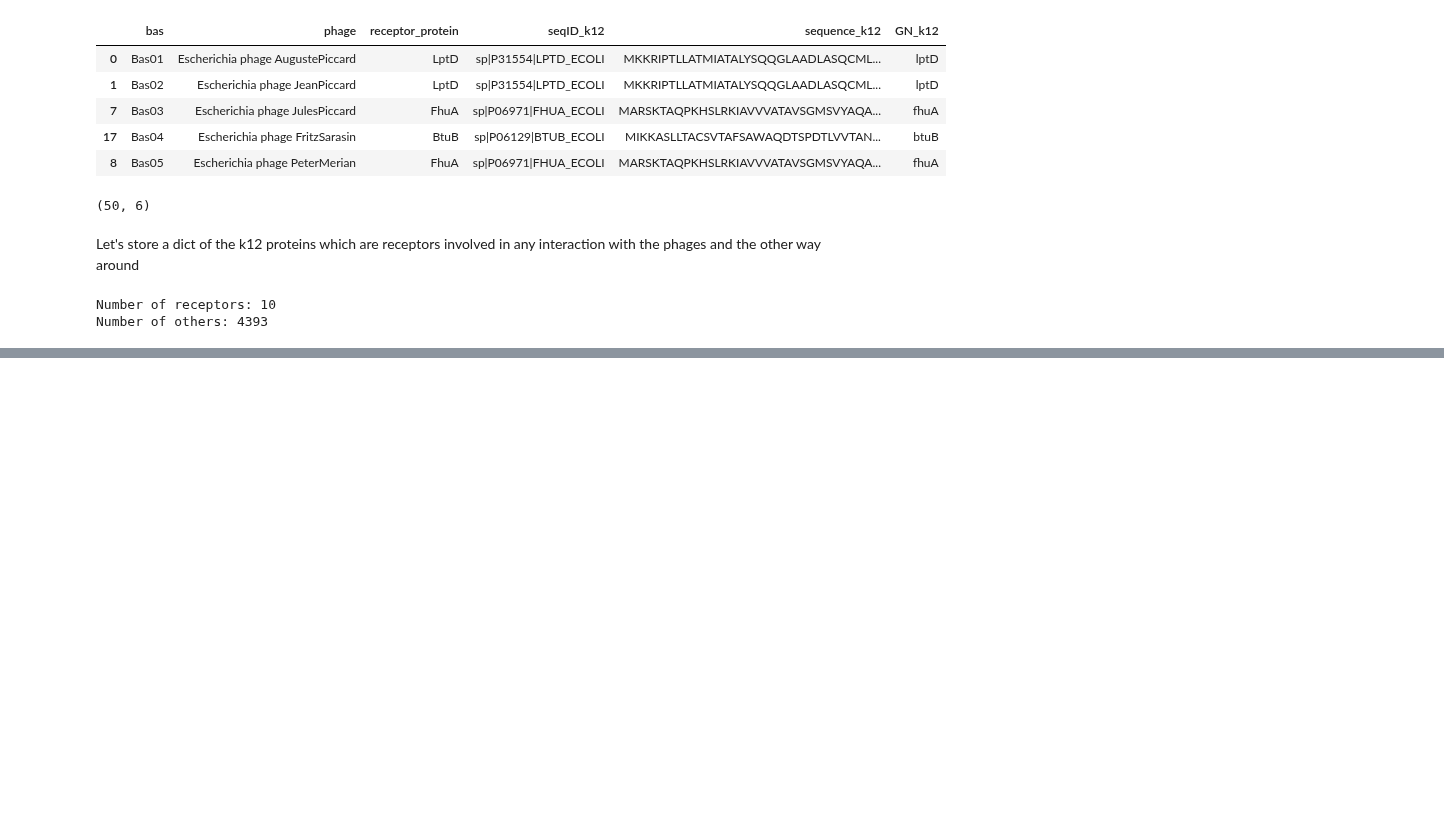
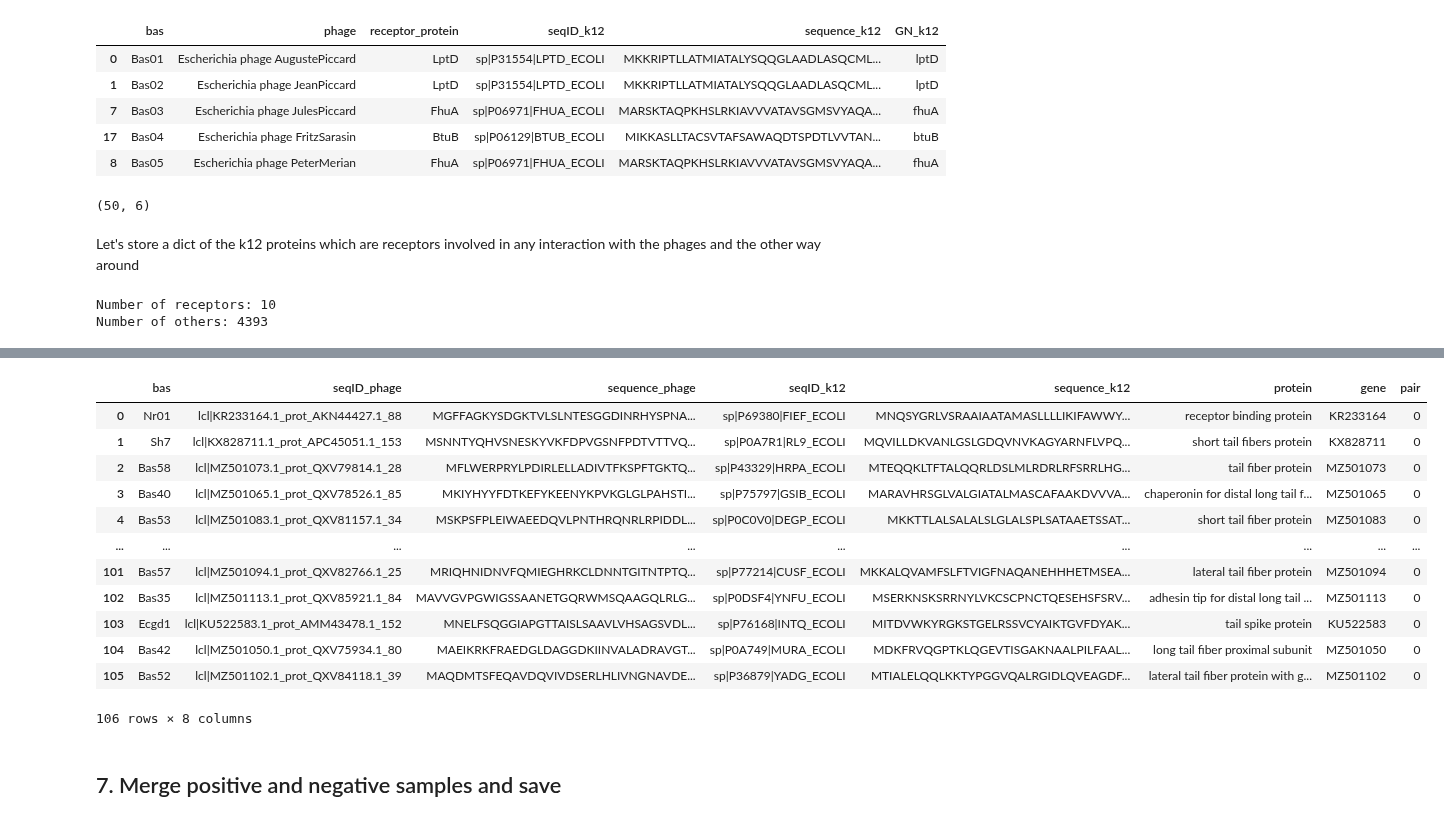
Before and after one commit to Drivahah/Predicting-phage-host-interaction-with-Language-Models, a Jupyter notebook: notebooks/02_regex_transform_data.ipynb, the cells around one changed output, grey strips where cells are left out. Drawn from its saved outputs; the diff is of its cells as text; code cells hidden in the pictures; blank space fills up the shorter version.

```diff
--- a/notebooks/02_regex_transform_data.ipynb
+++ b/notebooks/02_regex_transform_data.ipynb
@@ -240,0 +455,28 @@ Number of rows in RBPs after removing exclusion list: 852
+# %%
+# Concatenate side by side random entries from basel_proteome (tail_fibers) and k12_proteome
+# Making sure that the resulting dataframe does not contain any of the real protein pairs
+tail_other = random_concatenation(basel_proteome[basel_proteome['seqID_phage'].isin(phage_set['tail_fibers'])],
+                                             k12_proteome[k12_proteome['seqID_k12'].isin(k12_set['others'])],
+                                             n_entries=n_neg_samples,
+                                             exclude_df=protein_pairs.drop(columns=['pair']))
+
+# Add a column 'pair' with value 0
+tail_other['pair'] = 0
+# %%
+display(tail_other)
+# %% [output]
+|  | bas | seqID_phage | sequence_phage | seqID_k12 | sequence_k12 | protein | gene | pair |
+| 0 | Nr01 | lcl|KR233164.1_prot_AKN44427.1_88 | MGFFAGKYSDGKTVLSLNTESGGDINRHYSPNA... | sp|P69380|FIEF_ECOLI | MNQSYGRLVSRAAIAATAMASLLLLIKIFAWWY... | receptor binding protein | KR233164 | 0 |
+| 1 | Sh7 | lcl|KX828711.1_prot_APC45051.1_153 | MSNNTYQHVSNESKYVKFDPVGSNFPDTVTTVQ... | sp|P0A7R1|RL9_ECOLI | MQVILLDKVANLGSLGDQVNVKAGYARNFLVPQ... | short tail fibers protein | KX828711 | 0 |
+| 2 | Bas58 | lcl|MZ501073.1_prot_QXV79814.1_28 | MFLWERPRYLPDIRLELLADIVTFKSPFTGKTQ... | sp|P43329|HRPA_ECOLI | MTEQQKLTFTALQQRLDSLMLRDRLRFSRRLHG... | tail fiber protein | MZ501073 | 0 |
+| 3 | Bas40 | lcl|MZ501065.1_prot_QXV78526.1_85 | MKIYHYYFDTKEFYKEENYKPVKGLGLPAHSTI... | sp|P75797|GSIB_ECOLI | MARAVHRSGLVALGIATALMASCAFAAKDVVVA... | chaperonin for distal long tail f... | MZ501065 | 0 |
+| 4 | Bas53 | lcl|MZ501083.1_prot_QXV81157.1_34 | MSKPSFPLEIWAEEDQVLPNTHRQNRLRPIDDL... | sp|P0C0V0|DEGP_ECOLI | MKKTTLALSALALSLGLALSPLSATAAETSSAT... | short tail fiber protein | MZ501083 | 0 |
+| ... | ... | ... | ... | ... | ... | ... | ... | ... |
+| 101 | Bas57 | lcl|MZ501094.1_prot_QXV82766.1_25 | MRIQHNIDNVFQMIEGHRKCLDNNTGITNTPTQ... | sp|P77214|CUSF_ECOLI | MKKALQVAMFSLFTVIGFNAQANEHHHETMSEA... | lateral tail fiber protein | MZ501094 | 0 |
+| 102 | Bas35 | lcl|MZ501113.1_prot_QXV85921.1_84 | MAVVGVPGWIGSSAANETGQRWMSQAAGQLRLG... | sp|P0DSF4|YNFU_ECOLI | MSERKNSKSRRNYLVKCSCPNCTQESEHSFSRV... | adhesin tip for distal long tail ... | MZ501113 | 0 |
+| 103 | Ecgd1 | lcl|KU522583.1_prot_AMM43478.1_152 | MNELFSQGGIAPGTTAISLSAAVLVHSAGSVDL... | sp|P76168|INTQ_ECOLI | MITDVWKYRGKSTGELRSSVCYAIKTGVFDYAK... | tail spike protein | KU522583 | 0 |
+| 104 | Bas42 | lcl|MZ501050.1_prot_QXV75934.1_80 | MAEIKRKFRAEDGLDAGGDKIINVALADRAVGT... | sp|P0A749|MURA_ECOLI | MDKFRVQGPTKLQGEVTISGAKNAALPILFAAL... | long tail fiber proximal subunit | MZ501050 | 0 |
+| 105 | Bas52 | lcl|MZ501102.1_prot_QXV84118.1_39 | MAQDMTSFEQAVDQVIVDSERLHLIVNGNAVDE... | sp|P36879|YADG_ECOLI | MTIALELQQLKKTYPGGVQALRGIDLQVEAGDF... | lateral tail fiber protein with g... | MZ501102 | 0 |
+106 rows × 8 columns
+# %% [markdown]
+## 7. Merge positive and negative samples and save
```
Also changed, not shown: parts of 22 cells of this notebook, 1 other file.
